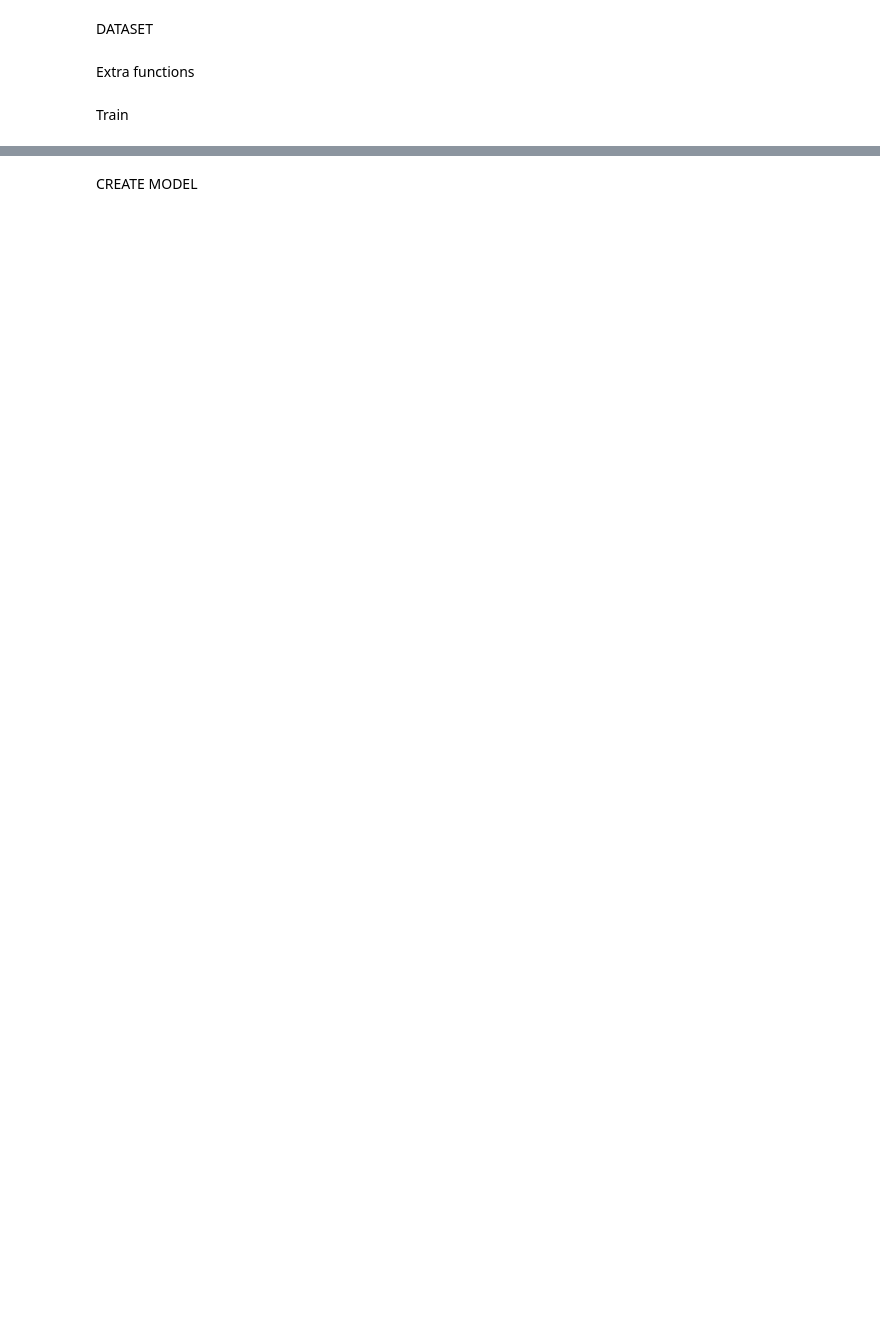
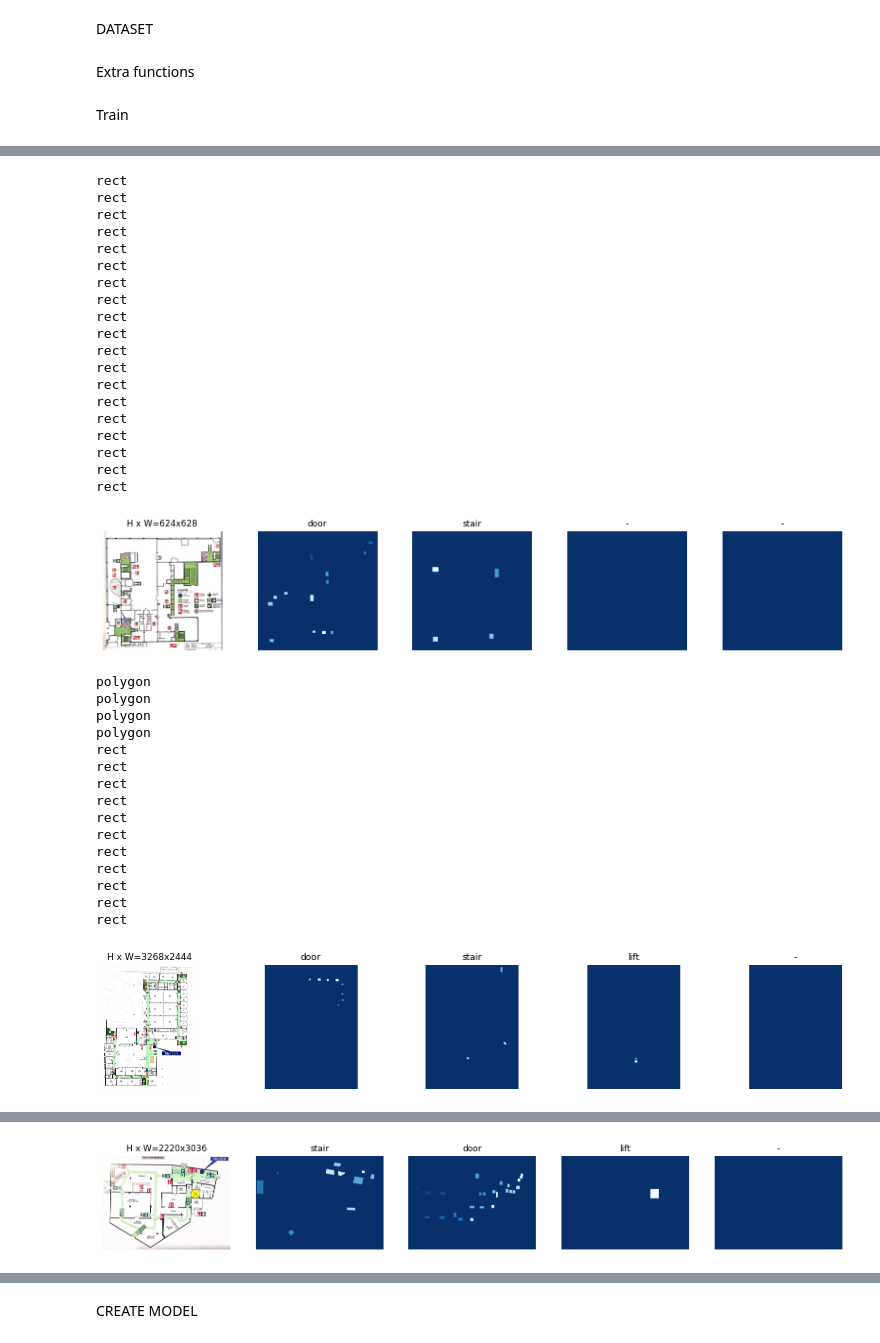
Before and after one commit to rineuman/GB2020, a Jupyter notebook: GroßerBeleg2020.ipynb, the cells around one changed output, grey strips where cells are left out. Cells and saved outputs as stored; diff of their text form; code cells hidden in the pictures; blank space fills up the shorter version.

Commit message:
fixed masks

```diff
--- a/GroßerBeleg2020.ipynb
+++ b/GroßerBeleg2020.ipynb
@@ -184,15 +209,6 @@ class BarrierDataset(utils.Dataset):
             # shape_attributes (see json format above)
             polygons = [r['shape_attributes'] for r in a['regions']]
             barriers = [r['region_attributes']for r in a['regions']]
-            print("NextBarrier: ")
-            print(barriers)
-            print(len(barriers))
-            print(type(barriers[0]))
-
-
-            print("NextPolygon ")
-            print(polygons)
-            print(len(polygons))
 
             doorPolygons = []
             stairPolygons = []
@@ -249,15 +265,12 @@ class BarrierDataset(utils.Dataset):
         """
         # If not a bottle dataset image, delegate to parent class.
         image_info = self.image_info[image_id]
-        print("IMAGE INFO: ")
-        print(image_info)
         #if image_info["source"] != "barrier":
         #    return super(self.__class__, self).load_mask(image_id)
 
         # Convert polygons to a bitmap mask of shape
         # [height, width, instance_count]
         info = self.image_info[image_id]
-        print(type(info['class_ids']))
 
         mask = np.zeros([info["height"], info["width"], len(info["polygons"])],
                         dtype=np.int32)
@@ -267,11 +280,11 @@ class BarrierDataset(utils.Dataset):
             if p['name'] == 'polygon':
               rr, cc = skimage.draw.polygon(p['all_points_y'], p['all_points_x'])
             elif p['name'] == 'rect':
-              rr, cc = skimage.draw.polygon([p['y'], p['y'] + p['height']], [p['x'], p['x'] + p['width']])
+              rr, cc = skimage.draw.rectangle((p['y'], p['x']), (p['y'] + p['height'], p['x'] + p['width']))
             elif p['name'] == 'circle':
               rr, cc = skimage.draw.circle(p['cy'], p['cx'], p['r'])
 
-            mask[rr, cc, i] = i+1
+            mask[rr, cc, i] = i
 
         # Return mask, and array of class IDs of each instance. Since we have
         # one class ID only, we return an array of 1s
@@ -364,7 +395,44 @@ dataset_val.prepare()
 # %%
 # Load and display random samples
 image_ids = np.random.choice(dataset_train.image_ids, 4)
 for image_id in image_ids:
     image = dataset_train.load_image(image_id)
     mask, class_ids = dataset_train.load_mask(image_id)
-    visualize.display_top_masks(image, mask, class_ids, dataset_train.class_names, 20)
+    visualize.display_top_masks(image, mask, class_ids, dataset_train.class_names)
+# %% [output]
+rect
+rect
+rect
+rect
+rect
+rect
+rect
+rect
+rect
+rect
+rect
+rect
+rect
+rect
+rect
+rect
+rect
+rect
+rect
+[figure, added]
+polygon
+polygon
+polygon
+polygon
+rect
+rect
+rect
+rect
+rect
+rect
+rect
+rect
+rect
+rect
+rect
+[figure, added]
@@ -370,0 +456 @@ for image_id in image_ids:
+[figure, added]
```
Also changed, not shown: parts of 12 cells of this notebook.
